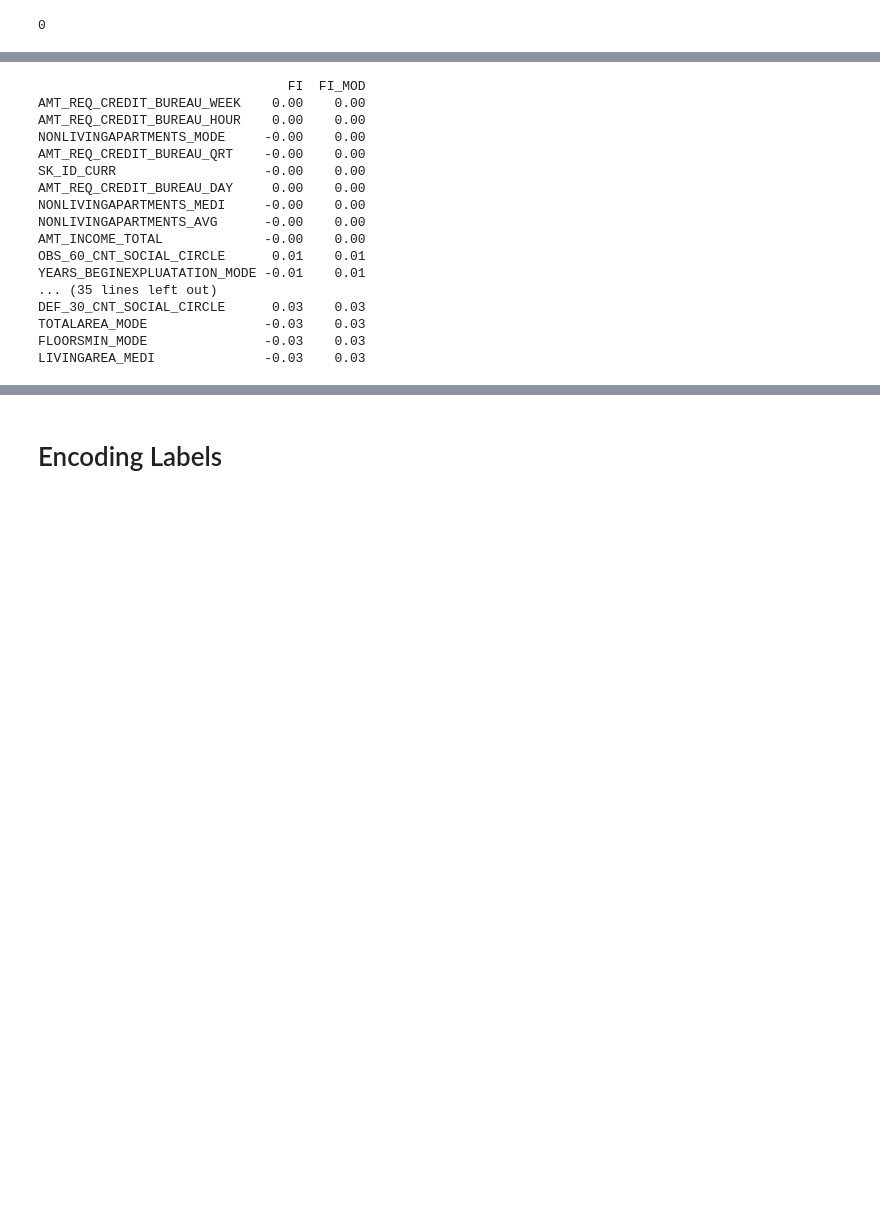
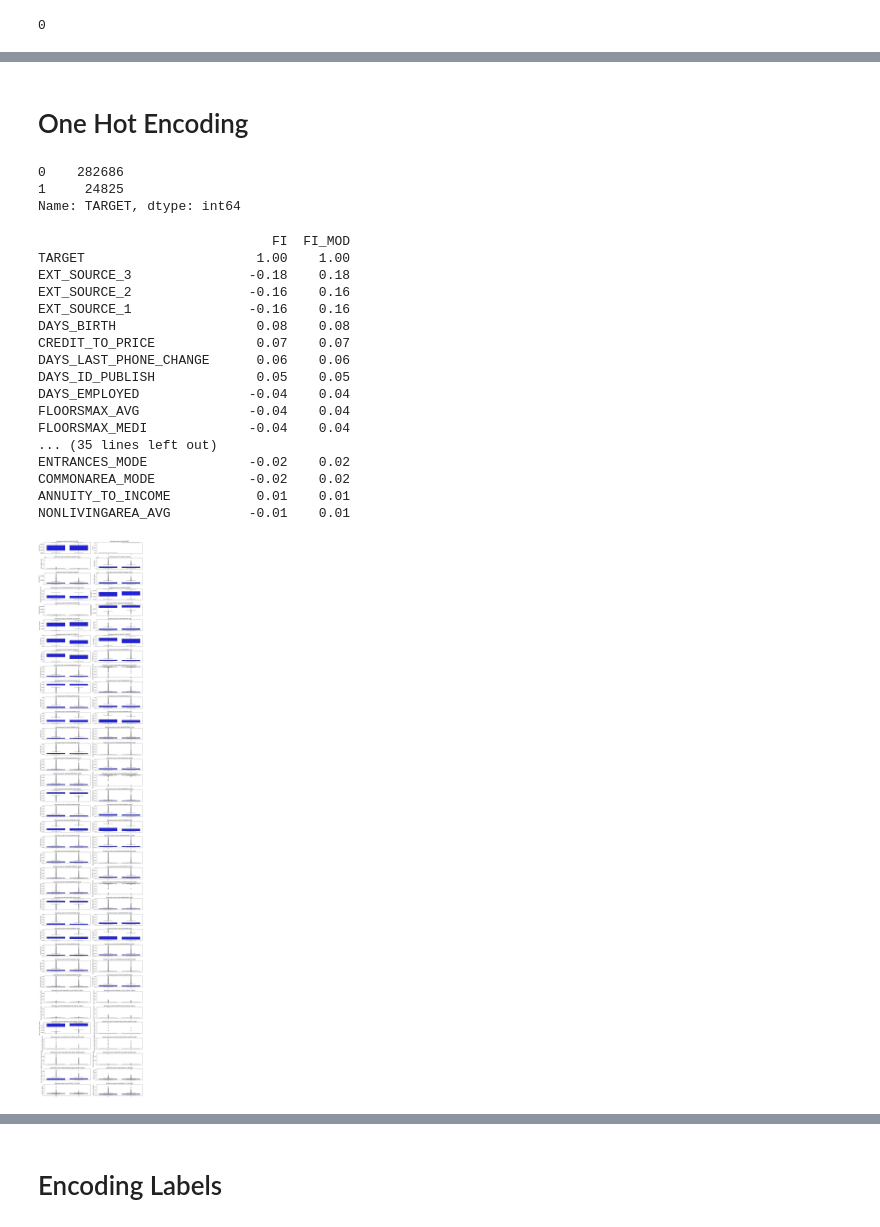
Before and after one commit to harirm85/Hari_ML_workshop, a Jupyter notebook: Home_Credit_App_CV.ipynb, the cells around one changed output, grey strips where cells are left out. Drawn from its saved outputs; the diff is of its cells as text; code cells hidden in the pictures; blank space fills up the shorter version.

```diff
--- a/Home_Credit_App_CV.ipynb
+++ b/Home_Credit_App_CV.ipynb
@@ -88,3 +93,8 @@ app_data = app_data.astype(dtypes)
+# %%
+# Add ratios
+app_data['CREDIT_TO_INCOME'] = app_data['AMT_CREDIT']/app_data['AMT_INCOME_TOTAL']
+app_data['CREDIT_TO_PRICE'] = app_data['AMT_CREDIT']/app_data['AMT_GOODS_PRICE']
+app_data['ANNUITY_TO_INCOME'] = app_data['AMT_ANNUITY']/app_data['AMT_INCOME_TOTAL']
 # %%
 app_data.info(verbose=True, show_counts=True)
 # %% [output]
@@ -131,48 +154,64 @@ TOTALAREA_MODE                 0.48
 EMERGENCYSTATE_MODE            0.47
 OCCUPATION_TYPE                0.31
 dtype: float64
+# %%
+#Fill null with NoValue
+for col in app_data.columns:
+    if pd.api.types.is_categorical_dtype(app_data[col]) and app_data[col].isna().sum() > 0:
+        app_data[col] = app_data[col].cat.add_categories(['NoValue'])
+        app_data[col] = app_data[col].fillna('NoValue')
+# %% [markdown]
+# One Hot Encoding
+# %%
+app_data['TARGET'].value_counts()
+# %% [output]
+0    282686
+1     24825
+Name: TARGET, dtype: int64
 # %%
 #EDA
 # correlation with Target - target value
 corr_features = pd.DataFrame()
 corr_features['FI'] = app_data.corr()[label_col]
 corr_features['FI_MOD']  = corr_features['FI'].abs()
-print(corr_features.sort_values(by='FI_MOD',ascending=True).head(50))
+print(corr_features.sort_values(by='FI_MOD',ascending=False).head(50))
 #corr_features.style.background_gradient(cmap='viridis')
 
 #We can remove least 10 features whose correltion is less than 1 percent
 # %% [output]
-                                FI  FI_MOD
-AMT_REQ_CREDIT_BUREAU_WEEK    0.00    0.00
-AMT_REQ_CREDIT_BUREAU_HOUR    0.00    0.00
-NONLIVINGAPARTMENTS_MODE     -0.00    0.00
-AMT_REQ_CREDIT_BUREAU_QRT    -0.00    0.00
-SK_ID_CURR                   -0.00    0.00
-AMT_REQ_CREDIT_BUREAU_DAY     0.00    0.00
-NONLIVINGAPARTMENTS_MEDI     -0.00    0.00
-NONLIVINGAPARTMENTS_AVG      -0.00    0.00
-AMT_INCOME_TOTAL             -0.00    0.00
-OBS_60_CNT_SOCIAL_CIRCLE      0.01    0.01
-YEARS_BEGINEXPLUATATION_MODE -0.01    0.01
+                              FI  FI_MOD
+TARGET                      1.00    1.00
+EXT_SOURCE_3               -0.18    0.18
+EXT_SOURCE_2               -0.16    0.16
+EXT_SOURCE_1               -0.16    0.16
+DAYS_BIRTH                  0.08    0.08
+CREDIT_TO_PRICE             0.07    0.07
+DAYS_LAST_PHONE_CHANGE      0.06    0.06
+DAYS_ID_PUBLISH             0.05    0.05
+DAYS_EMPLOYED              -0.04    0.04
+FLOORSMAX_AVG              -0.04    0.04
+FLOORSMAX_MEDI             -0.04    0.04
 ... (35 lines left out)
-DEF_30_CNT_SOCIAL_CIRCLE      0.03    0.03
-TOTALAREA_MODE               -0.03    0.03
-FLOORSMIN_MODE               -0.03    0.03
-LIVINGAREA_MEDI              -0.03    0.03
+ENTRANCES_MODE             -0.02    0.02
+COMMONAREA_MODE            -0.02    0.02
+ANNUITY_TO_INCOME           0.01    0.01
+NONLIVINGAREA_AVG          -0.01    0.01
 # %%
 # outlier check
-plt.figure(figsize=(15, 20))
+plt.figure(figsize=(15, 80))
 
-for i, c in enumerate(app_data.drop(['SK_ID_CURR', 'TARGET'], axis=1).select_dtypes(exclude='category').columns):
-    plt.subplot(10,2,i*2+1)
-    sns.boxplot(app_data[c], color='blue')
+for i, c in enumerate(app_data.select_dtypes(exclude='category').columns):
+    plt.subplot(36,2,i+1)
+    sns.boxplot(y=app_data[c],x=app_data['TARGET'], color='blue')
     plt.title('Distribution plot for field:' + c)
     plt.xlabel('')
     plt.tight_layout(pad=0.4, w_pad=0.5, h_pad=1.0)
 
     # plt.subplot(10,2,i*2+2)
     # sns.boxplot(app_data[c].apply('log1p'), color='red')
     # plt.title('Log1p distribution plot for field:' + c)
     # plt.xlabel('')
     # plt.tight_layout(pad=0.4, w_pad=0.5, h_pad=1.0)
+# %% [output]
+[figure, added]
 # %%
```
Also changed, not shown: parts of 11 cells of this notebook.
